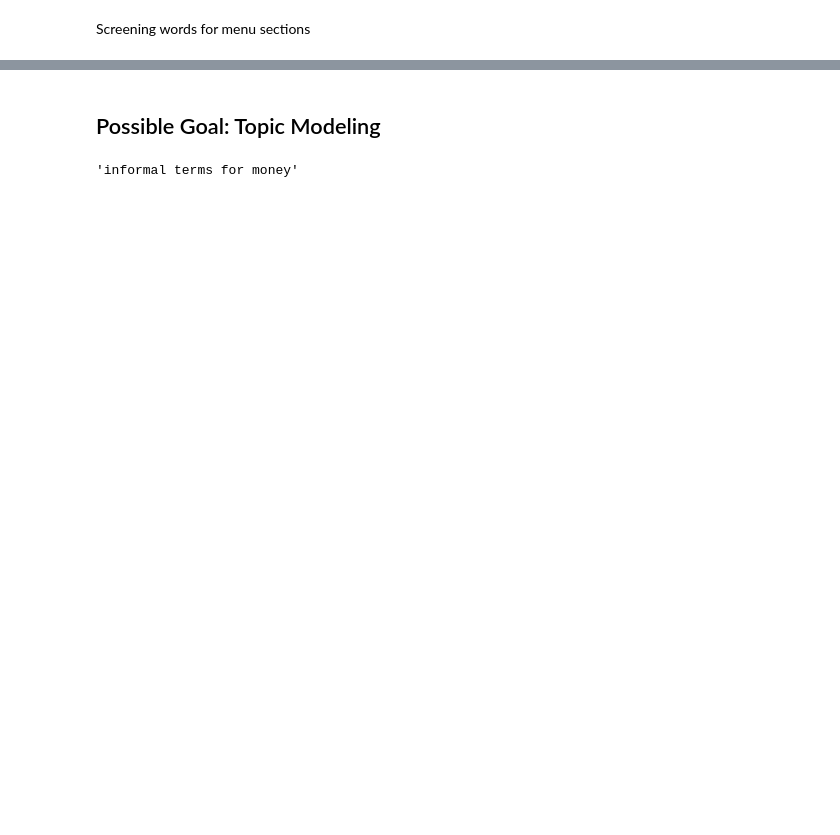
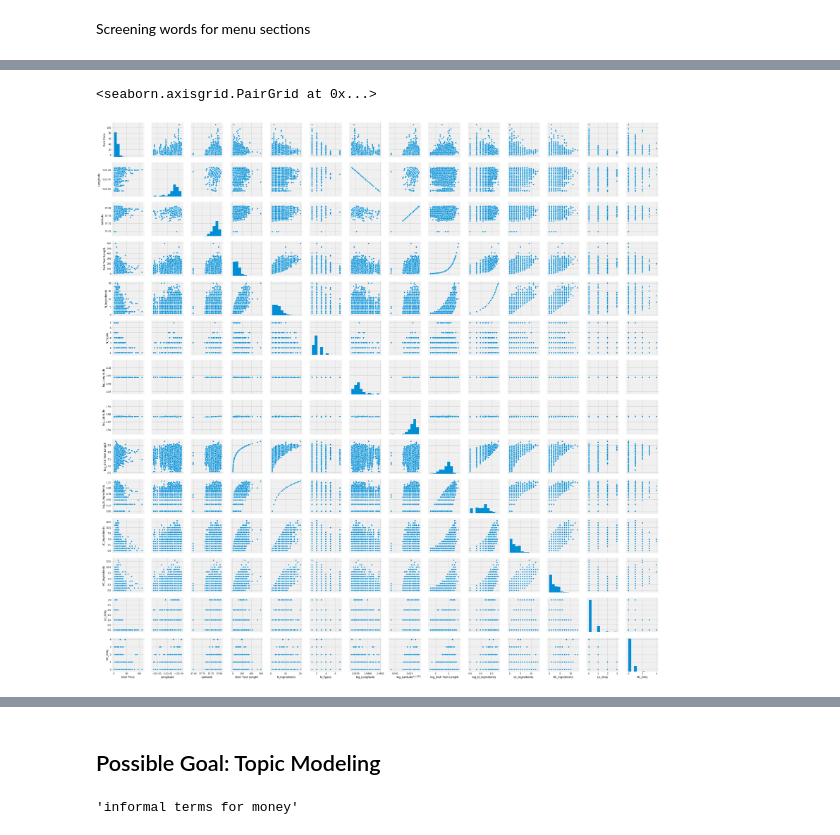
Before and after one commit to alan-j-lin/lunch_price_prediction, a Jupyter notebook: Project_Luther_Alan.ipynb, the cells around one changed output, grey strips where cells are left out. Cells and saved outputs as stored; diff of their text form; code cells hidden in the pictures; blank space fills up the shorter version.

```diff
--- a/Project_Luther_Alan.ipynb
+++ b/Project_Luther_Alan.ipynb
@@ -554,0 +582,5 @@ np.mean(all_scores)
+# %%
+sns.pairplot(model_df)
+# %% [output]
+<seaborn.axisgrid.PairGrid at 0x...>
+[figure, added]
```
Also changed, not shown: parts of 75 cells of this notebook.
